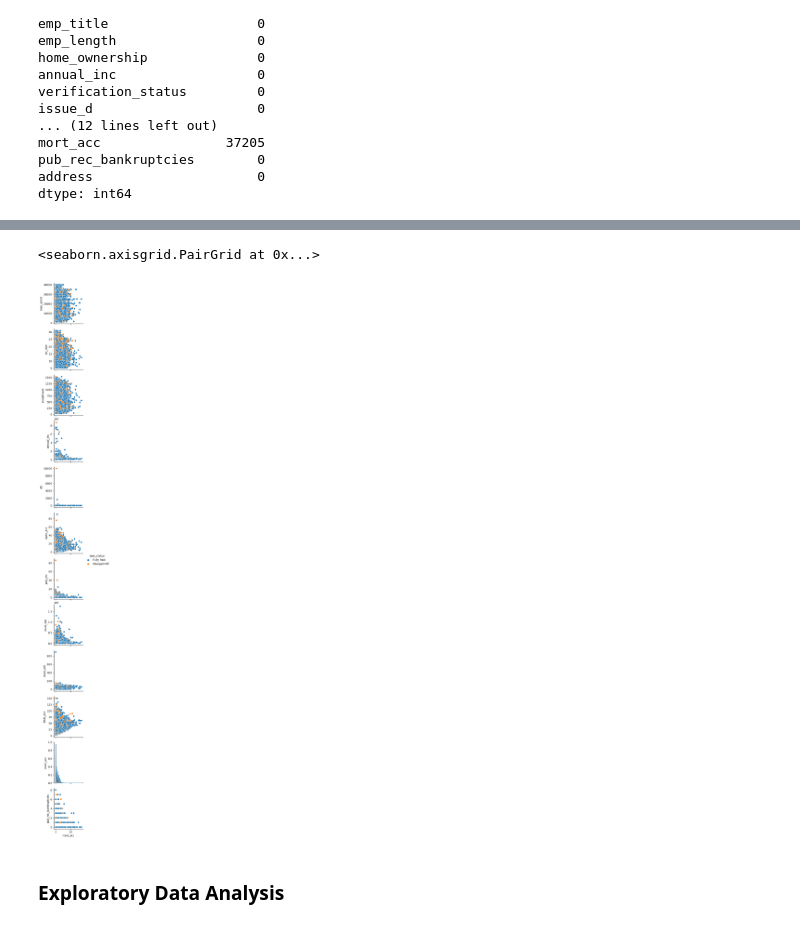
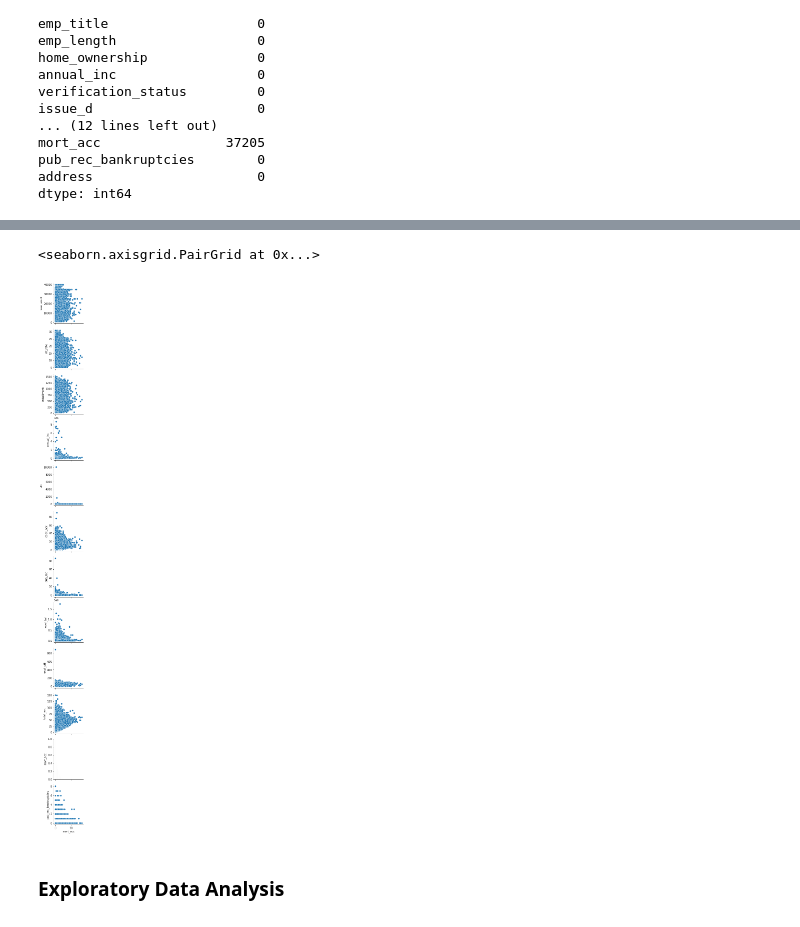
Before and after one commit to Arrhan/Loan-Payment-Classifier, a Jupyter notebook: Loan paying predictor-2.ipynb, the cells around one changed output, grey strips where cells are left out. Drawn from its saved outputs; the diff is of its cells as text; code cells hidden in the pictures.

Commit message:
Added dataset and further processed data

```diff
--- a/Loan paying predictor-2.ipynb
+++ b/Loan paying predictor-2.ipynb
@@ -38,7 +38,7 @@ info
 # %% [markdown]
 ### Dataset
 # %%
-loan = pd.read_csv('../DATA/lending_club_loan_two.csv')
+loan = pd.read_csv('lending_club_loan_two.csv')
 pd.set_option('display.max_columns', None)
 loan
 # %% [output]
@@ -183,6 +222,5 @@ dtype: int64
 # %%
-#mort_acc: Try to fill in missing values using its own ML algorithm
-sns.pairplot(loan,x_vars='mort_acc',hue='loan_status')
+sns.pairplot(loan,x_vars='mort_acc')
 # %% [output]
 <seaborn.axisgrid.PairGrid at 0x...>
-[figure, old version]
+[figure, new version]
```
Also changed, not shown: parts of 41 cells of this notebook, 1 other file.
